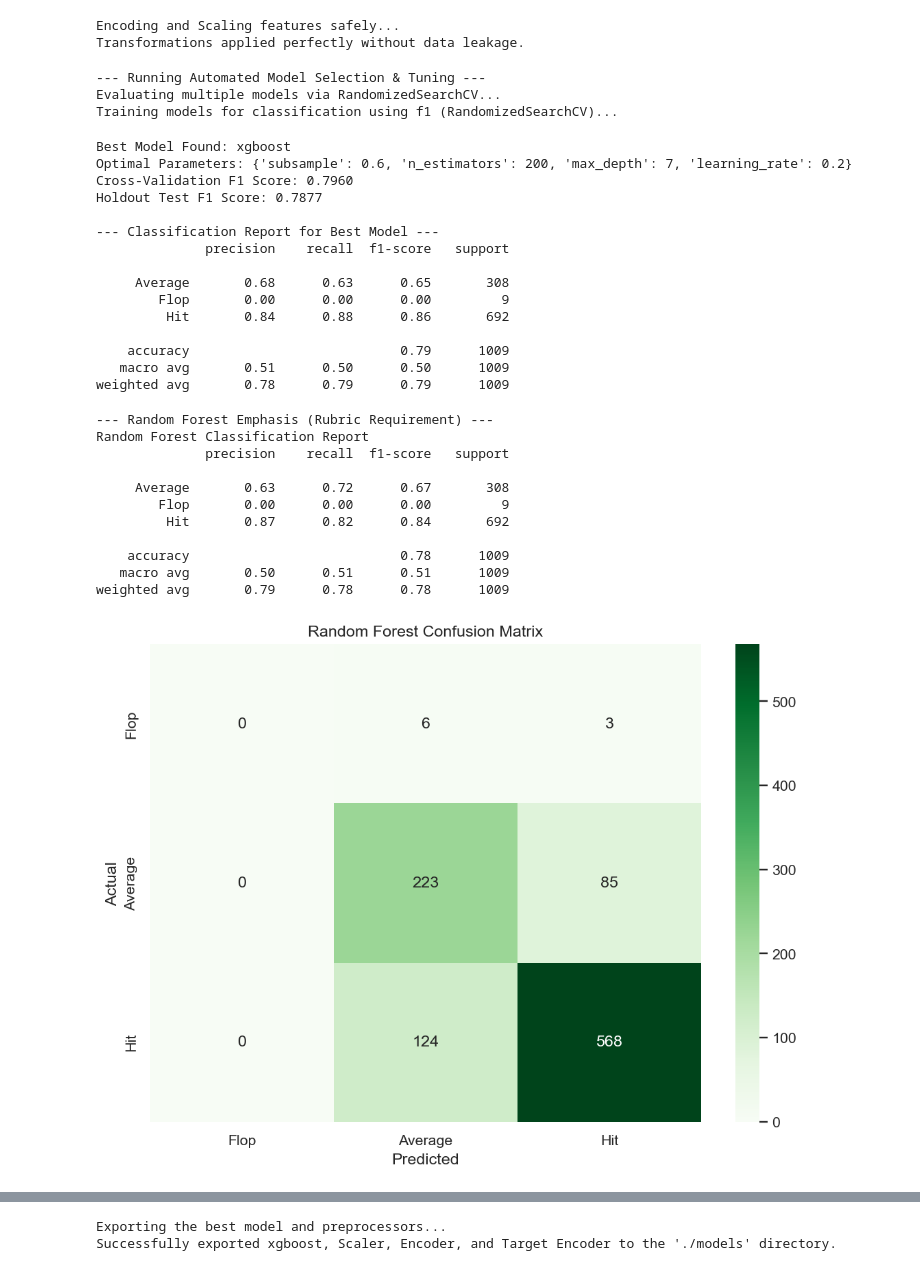
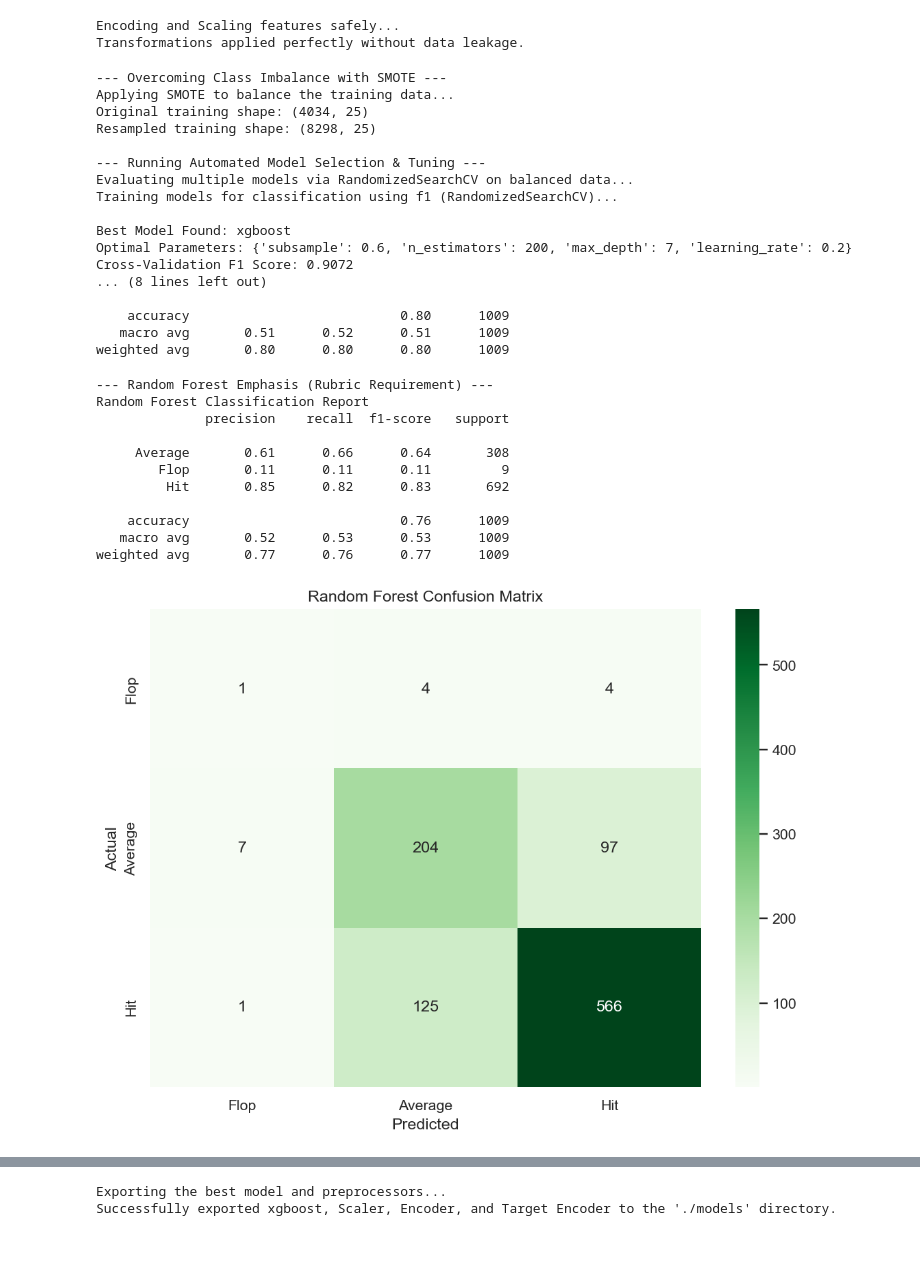
Before and after one commit to mesh1134/Predicting_Movie_Success, a Jupyter notebook: Movie_Predictor_Code_Only.ipynb, the cells around one changed output, grey strips where cells are left out. Cells and saved outputs as stored; diff of their text form; code cells hidden in the pictures.

```diff
--- a/Movie_Predictor_Code_Only.ipynb
+++ b/Movie_Predictor_Code_Only.ipynb
@@ -187,9 +187,8 @@ print("Transformations applied perfectly without data leakage.")
 Encoding and Scaling features safely...
 Transformations applied perfectly without data leakage.
 # %%
-print("--- Running Automated Model Selection & Tuning ---")
-print("Evaluating multiple models via RandomizedSearchCV...")
-
+print("--- Overcoming Class Imbalance with SMOTE ---")
+from imblearn.over_sampling import SMOTE
 from sklearn.preprocessing import LabelEncoder
 
 # Encode target labels for broader model compatibility (e.g., XGBoost)
@@ -197,10 +196,20 @@ target_encoder = LabelEncoder()
 y_train_encoded = target_encoder.fit_transform(y_train)
 y_test_encoded = target_encoder.transform(y_test)
 
+print("Applying SMOTE to balance the training data...")
+smote = SMOTE(random_state=42)
+X_train_resampled, y_train_resampled = smote.fit_resample(X_train_scaled, y_train_encoded)
+
+print(f"Original training shape: {X_train_scaled.shape}")
+print(f"Resampled training shape: {X_train_resampled.shape}")
+
+print("\n--- Running Automated Model Selection & Tuning ---")
+print("Evaluating multiple models via RandomizedSearchCV on balanced data...")
+
 # Run custom randomized search utility on already leakage-safe transformed data
 best_model_results = find_best_model(
-    x=X_train_scaled,
-    y=y_train_encoded,
+    x=X_train_resampled,
+    y=y_train_resampled,
     problem_type='classification',
     metric='f1',  # maps to f1_weighted in util script
     n_iter=10,
@@ -222,24 +231,23 @@ y_pred = target_encoder.inverse_transform(y_pred_encoded)
 print("\n--- Classification Report for Best Model ---")
 print(classification_report(y_test, y_pred, zero_division=0))
 # %% [output]
+--- Overcoming Class Imbalance with SMOTE ---
+Applying SMOTE to balance the training data...
+Original training shape: (4034, 25)
+Resampled training shape: (8298, 25)
+
 --- Running Automated Model Selection & Tuning ---
-Evaluating multiple models via RandomizedSearchCV...
+Evaluating multiple models via RandomizedSearchCV on balanced data...
 Training models for classification using f1 (RandomizedSearchCV)...
+
+Best Model Found: xgboost
+Optimal Parameters: {'subsample': 0.6, 'n_estimators': 200, 'max_depth': 7, 'learning_rate': 0.2}
+Cross-Validation F1 Score: 0.9072
+... (8 lines left out)
+
+    accuracy                           0.80      1009
+   macro avg       0.51      0.52      0.51      1009
+weighted avg       0.80      0.80      0.80      1009
-Best Model Found: xgboost
-Optimal Parameters: {'subsample': 0.6, 'n_estimators': 200, 'max_depth': 7, 'learning_rate': 0.2}
-Cross-Validation F1 Score: 0.7960
-Holdout Test F1 Score: 0.7877
-
---- Classification Report for Best Model ---
-              precision    recall  f1-score   support
-
-     Average       0.68      0.63      0.65       308
-        Flop       0.00      0.00      0.00         9
-         Hit       0.84      0.88      0.86       692
-
-    accuracy                           0.79      1009
-   macro avg       0.51      0.50      0.50      1009
-weighted avg       0.78      0.79      0.79      1009
 # %%
 print("--- Random Forest Emphasis (Rubric Requirement) ---")
 rf_model = RandomForestClassifier(
@@ -251,42 +259,42 @@ rf_model = RandomForestClassifier(
     class_weight='balanced',
     n_jobs=-1
 )
-rf_model.fit(X_train_scaled, y_train_encoded)
+rf_model.fit(X_train_resampled, y_train_resampled)
 rf_pred_encoded = rf_model.predict(X_test_scaled)
 rf_pred = target_encoder.inverse_transform(rf_pred_encoded)
 
 print("Random Forest Classification Report")
 print(classification_report(y_test, rf_pred, zero_division=0))
 
 plt.figure(figsize=(8, 6))
 labels_order = ['Flop', 'Average', 'Hit']
 sns.heatmap(
     confusion_matrix(y_test, rf_pred, labels=labels_order),
     annot=True,
     fmt='d',
     cmap='Greens',
     xticklabels=labels_order,
     yticklabels=labels_order
 )
 plt.title('Random Forest Confusion Matrix')
 plt.ylabel('Actual')
 plt.xlabel('Predicted')
 plt.tight_layout()
 save_plot('model_random_forest_confusion_matrix.png')
 plt.show()
 # %% [output]
 --- Random Forest Emphasis (Rubric Requirement) ---
 Random Forest Classification Report
               precision    recall  f1-score   support
 
-     Average       0.63      0.72      0.67       308
-        Flop       0.00      0.00      0.00         9
-         Hit       0.87      0.82      0.84       692
+     Average       0.61      0.66      0.64       308
+        Flop       0.11      0.11      0.11         9
+         Hit       0.85      0.82      0.83       692
 
-    accuracy                           0.78      1009
-   macro avg       0.50      0.51      0.51      1009
-weighted avg       0.79      0.78      0.78      1009
+    accuracy                           0.76      1009
+   macro avg       0.52      0.53      0.53      1009
+weighted avg       0.77      0.76      0.77      1009
-[figure, old version]
+[figure, new version]
 # %%
 print(f"Generating Confusion Matrix for {best_model_results['best_model_name']}...")
 plt.figure(figsize=(8, 6))
```
Also changed, not shown: parts of 2 cells of this notebook, 6 other files.
